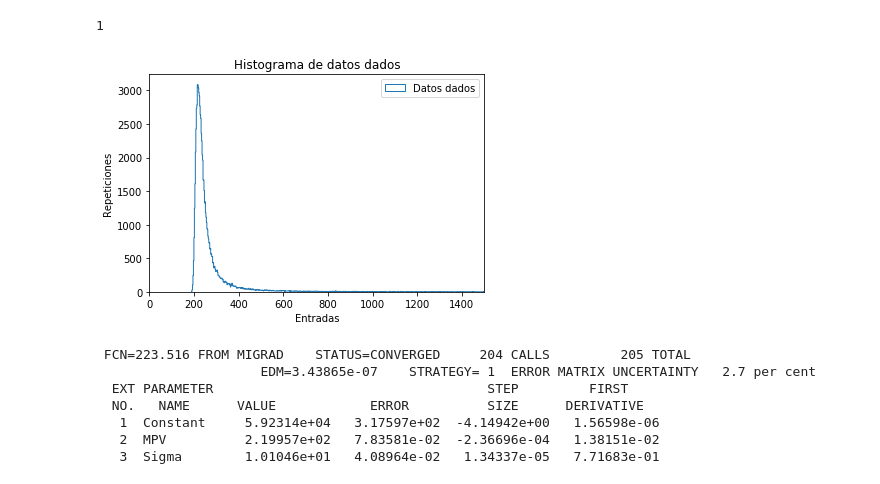
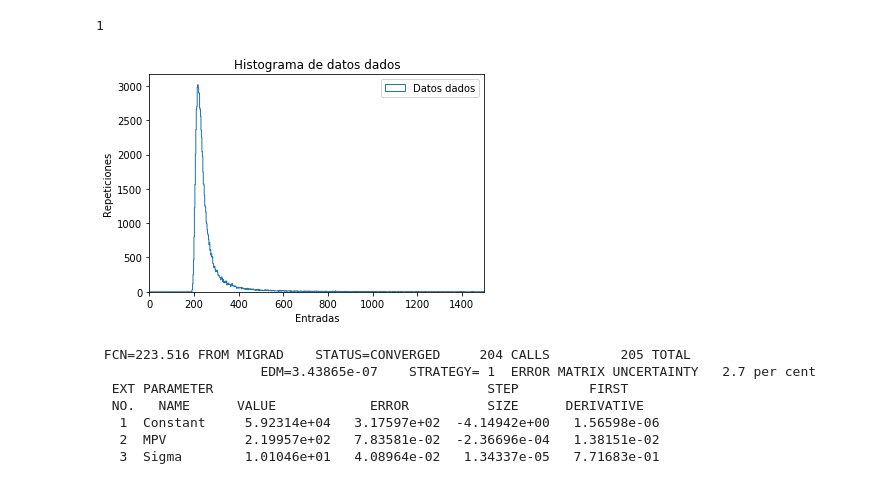
Before and after one commit to samuelquitiang/CUFICO_2019_2, a Jupyter notebook: Parciales/Parcial2/N1152222545/Parcial_2.ipynb, the cells around one changed output. Drawn from its saved outputs; the diff is of its cells as text; code cells hidden in the pictures.

```diff
--- a/Parciales/Parcial2/N1152222545/Parcial_2.ipynb
+++ b/Parciales/Parcial2/N1152222545/Parcial_2.ipynb
@@ -127,21 +127,21 @@ DataChain.Add("/content/drive/My Drive/Colab Notebooks/N1152222545.root")
 # %%
 Prob = ROOT.TH1F( 'DiMuM1', 'Di-muon mass distribution', 200,0 , 1500 )
 E=[]
 for i in DataChain:
   E.append(i.x)
   Prob.Fill(i.x)
   #print(i.x)
 #plt.plot(E)
 #print(np.mean(E),np.std(E))
-h=plt.hist(E,bins='auto',label=["Datos dados"],histtype='step') #variable que se usara para los calculos
+h=plt.hist(E,bins='auto',range=(0,1500),label=["Datos dados"],histtype='step') #variable que se usara para los calculos
 plt.title('Histograma de datos dados')
 plt.xlabel('Entradas')
 plt.ylabel('Repeticiones')
 plt.legend()
 plt.xlim(0,1500)
 plt.show()
 # %% [output]
-[figure, old version]
+[figure, new version]
 # %%
 
 c1 = ROOT.TCanvas( 'c1', 'The FillRandom example', 200, 10, 700, 900 )
```
Also changed, not shown: parts of 14 cells of this notebook.
